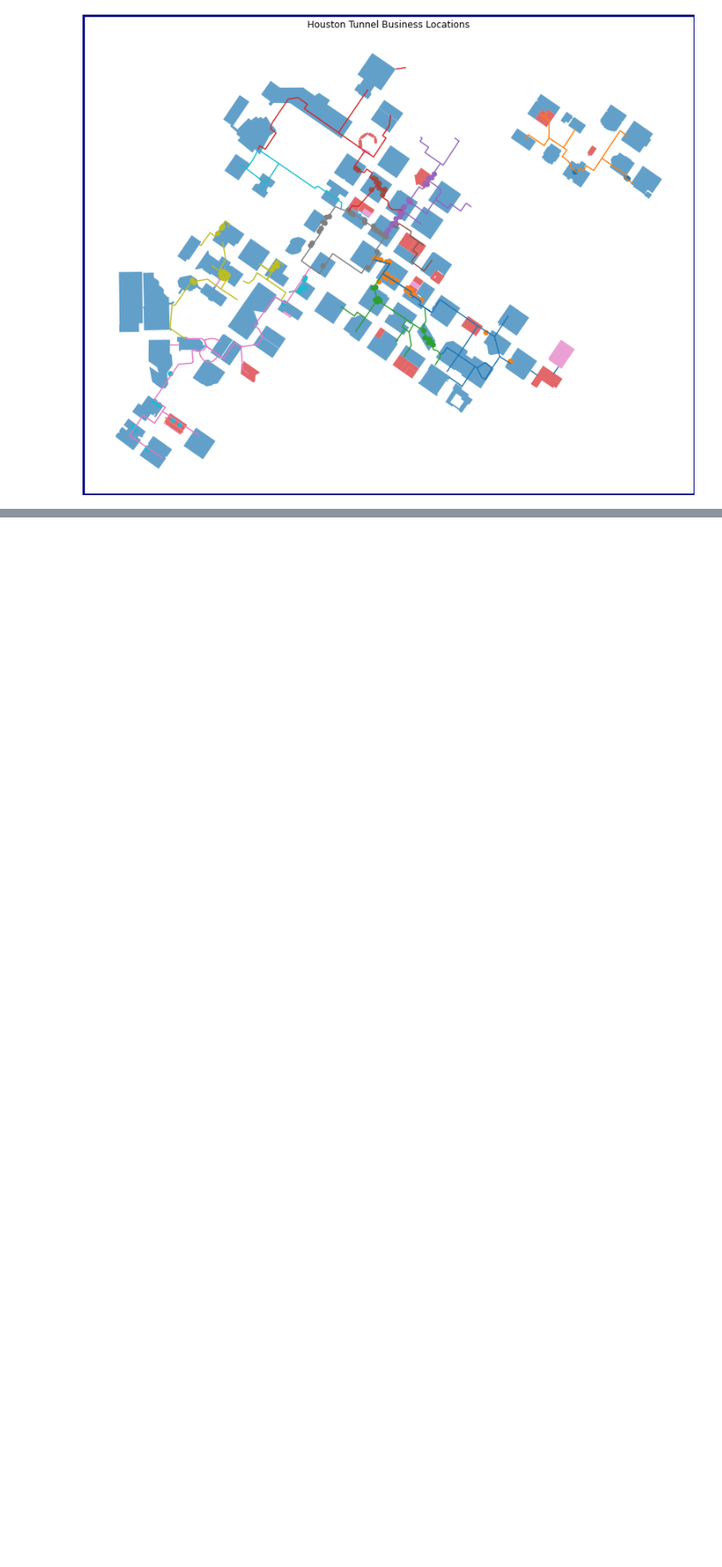
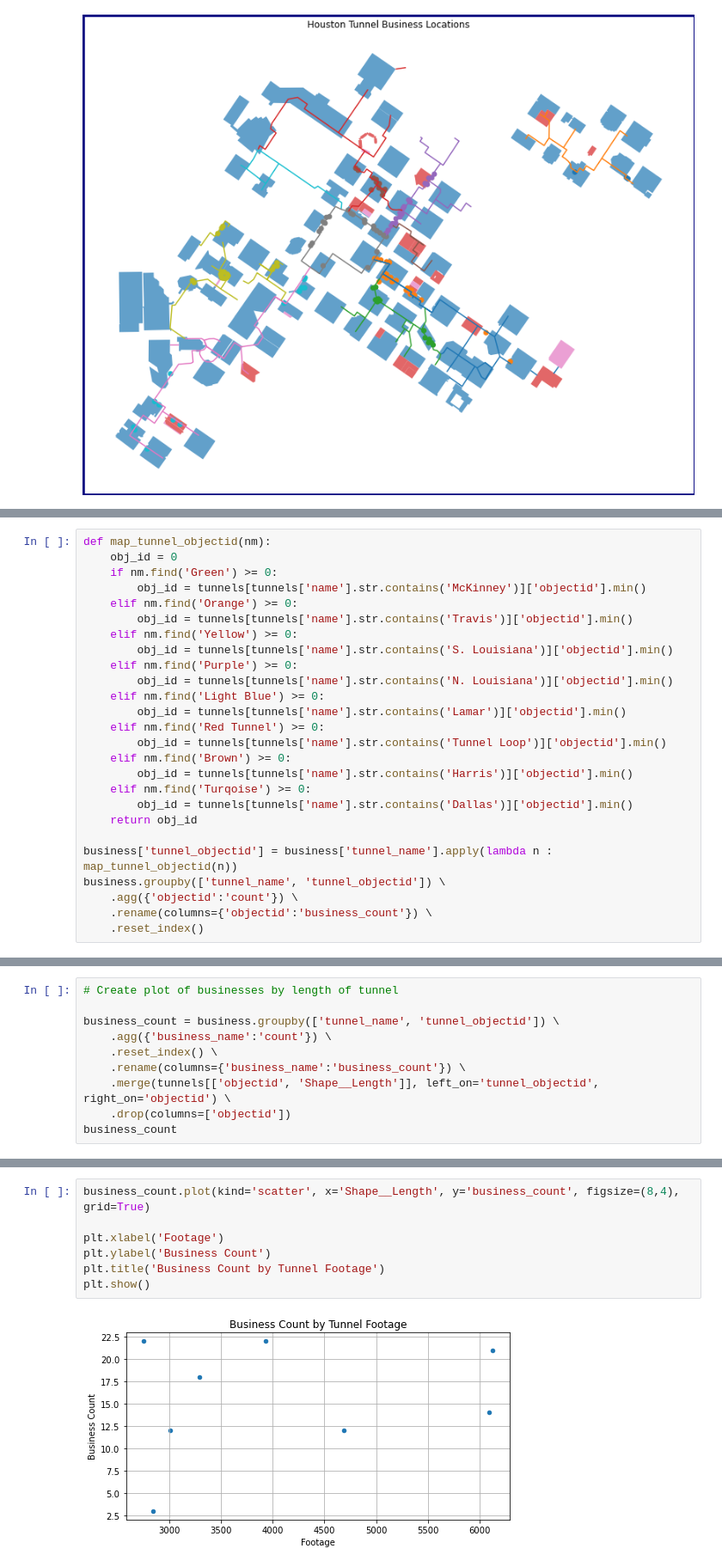
Before and after one commit to jorgegarcia1396/houston-tunnel-mapping, a Jupyter notebook: tunnels-eda.ipynb, the cells around one changed output, grey strips where cells are left out. Shown: that part at 86% size. Drawn from its saved outputs; the diff is of its cells as text; blank space fills up the shorter version.

Commit message:
Tunnel Business merge and stats
Determine businesses by tunnel footage.

```diff
--- a/tunnels-eda.ipynb
+++ b/tunnels-eda.ipynb
@@ -174,0 +192,26 @@ plt.show()
+# %%
+def map_tunnel_objectid(nm):
+    obj_id = 0
+    if nm.find('Green') >= 0:
+        obj_id = tunnels[tunnels['name'].str.contains('McKinney')]['objectid'].min()
+    elif nm.find('Orange') >= 0:
+        obj_id = tunnels[tunnels['name'].str.contains('Travis')]['objectid'].min()
+    elif nm.find('Yellow') >= 0:
+        obj_id = tunnels[tunnels['name'].str.contains('S. Louisiana')]['objectid'].min()
+    elif nm.find('Purple') >= 0:
+        obj_id = tunnels[tunnels['name'].str.contains('N. Louisiana')]['objectid'].min()
+    elif nm.find('Light Blue') >= 0:
+        obj_id = tunnels[tunnels['name'].str.contains('Lamar')]['objectid'].min()
+    elif nm.find('Red Tunnel') >= 0:
+        obj_id = tunnels[tunnels['name'].str.contains('Tunnel Loop')]['objectid'].min()
+    elif nm.find('Brown') >= 0:
+        obj_id = tunnels[tunnels['name'].str.contains('Harris')]['objectid'].min()
+    elif nm.find('Turqoise') >= 0:
+        obj_id = tunnels[tunnels['name'].str.contains('Dallas')]['objectid'].min()
+    return obj_id
+
+business['tunnel_objectid'] = business['tunnel_name'].apply(lambda n : map_tunnel_objectid(n))
+business.groupby(['tunnel_name', 'tunnel_objectid']) \
+    .agg({'objectid':'count'}) \
+    .rename(columns={'objectid':'business_count'}) \
+    .reset_index()
@@ -174,0 +228,10 @@ plt.show()
+# %%
+# Create plot of businesses by length of tunnel
+
+business_count = business.groupby(['tunnel_name', 'tunnel_objectid']) \
+    .agg({'business_name':'count'}) \
+    .reset_index() \
+    .rename(columns={'business_name':'business_count'}) \
+    .merge(tunnels[['objectid', 'Shape__Length']], left_on='tunnel_objectid', right_on='objectid') \
+    .drop(columns=['objectid'])
+business_count
@@ -174,0 +248,9 @@ plt.show()
+# %%
+business_count.plot(kind='scatter', x='Shape__Length', y='business_count', figsize=(8,4), grid=True)
+
+plt.xlabel('Footage')
+plt.ylabel('Business Count')
+plt.title('Business Count by Tunnel Footage')
+plt.show()
+# %% [output]
+[figure, added]
```
Also changed, not shown: parts of 3 cells of this notebook.
